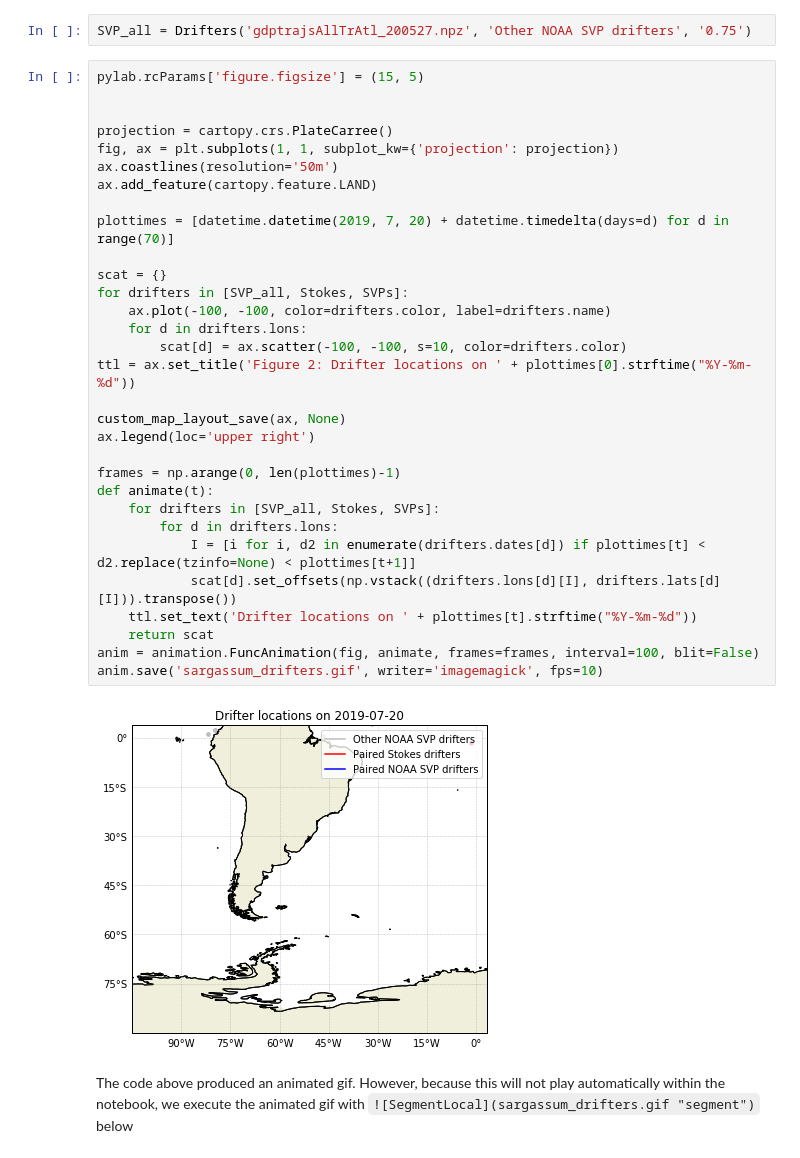
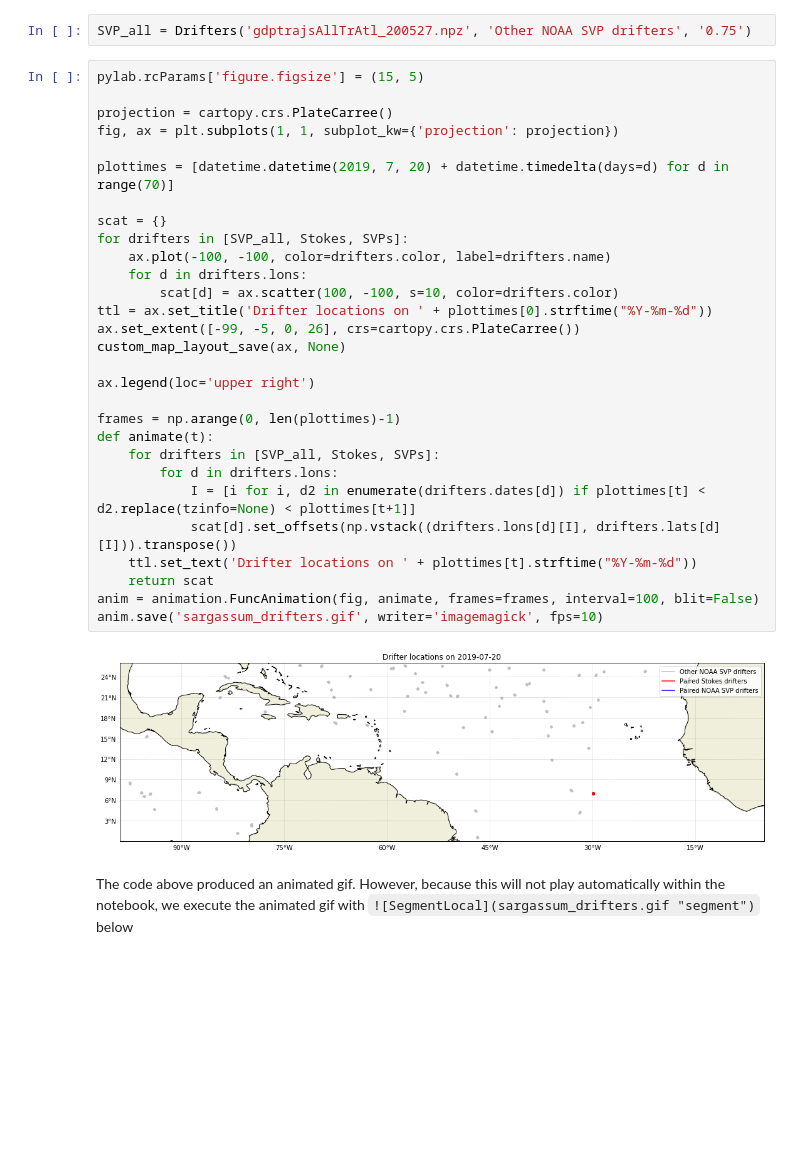
Before and after one commit to OceanParcels/Sargassum_Drifters, a Jupyter notebook: SargassumDrifterAnalysis.ipynb, the cells around one changed output. Drawn from its saved outputs; the diff is of its cells as text; blank space fills up the shorter version.

Commit message:
Update of separation distance plot

```diff
--- a/SargassumDrifterAnalysis.ipynb
+++ b/SargassumDrifterAnalysis.ipynb
@@ -141,36 +141,34 @@ SVP_all = Drifters('gdptrajsAllTrAtl_200527.npz', 'Other NOAA SVP drifters', '0.
 # %%
 pylab.rcParams['figure.figsize'] = (15, 5)
 
-
 projection = cartopy.crs.PlateCarree()
 fig, ax = plt.subplots(1, 1, subplot_kw={'projection': projection})
-ax.coastlines(resolution='50m')
-ax.add_feature(cartopy.feature.LAND)
 
 plottimes = [datetime.datetime(2019, 7, 20) + datetime.timedelta(days=d) for d in range(70)]
 
 scat = {}
 for drifters in [SVP_all, Stokes, SVPs]:
     ax.plot(-100, -100, color=drifters.color, label=drifters.name)
     for d in drifters.lons:
-        scat[d] = ax.scatter(-100, -100, s=10, color=drifters.color)
-ttl = ax.set_title('Figure 2: Drifter locations on ' + plottimes[0].strftime("%Y-%m-%d"))
+        scat[d] = ax.scatter(100, -100, s=10, color=drifters.color)
+ttl = ax.set_title('Drifter locations on ' + plottimes[0].strftime("%Y-%m-%d"))
+ax.set_extent([-99, -5, 0, 26], crs=cartopy.crs.PlateCarree())
+custom_map_layout_save(ax, None)
 
-custom_map_layout_save(ax, None)
 ax.legend(loc='upper right')
 
 frames = np.arange(0, len(plottimes)-1)
 def animate(t):
     for drifters in [SVP_all, Stokes, SVPs]:
         for d in drifters.lons:
             I = [i for i, d2 in enumerate(drifters.dates[d]) if plottimes[t] < d2.replace(tzinfo=None) < plottimes[t+1]]
             scat[d].set_offsets(np.vstack((drifters.lons[d][I], drifters.lats[d][I])).transpose())
     ttl.set_text('Drifter locations on ' + plottimes[t].strftime("%Y-%m-%d"))
     return scat
 anim = animation.FuncAnimation(fig, animate, frames=frames, interval=100, blit=False)
 anim.save('sargassum_drifters.gif', writer='imagemagick', fps=10)
 # %% [output]
-[figure, old version]
+[figure, new version]
 # %% [markdown]
 The code above produced an animated gif. However, because this will not play automatically within the notebook, we execute the animated gif with `![SegmentLocal](sargassum_drifters.gif "segment")` below
 # %% [markdown]
```
Also changed, not shown: parts of 1 cell of this notebook, 1 other file.
